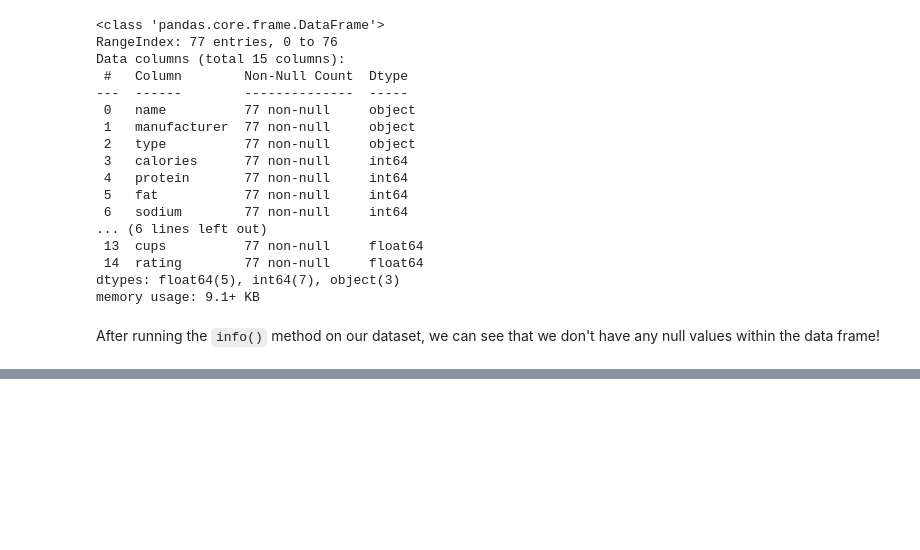
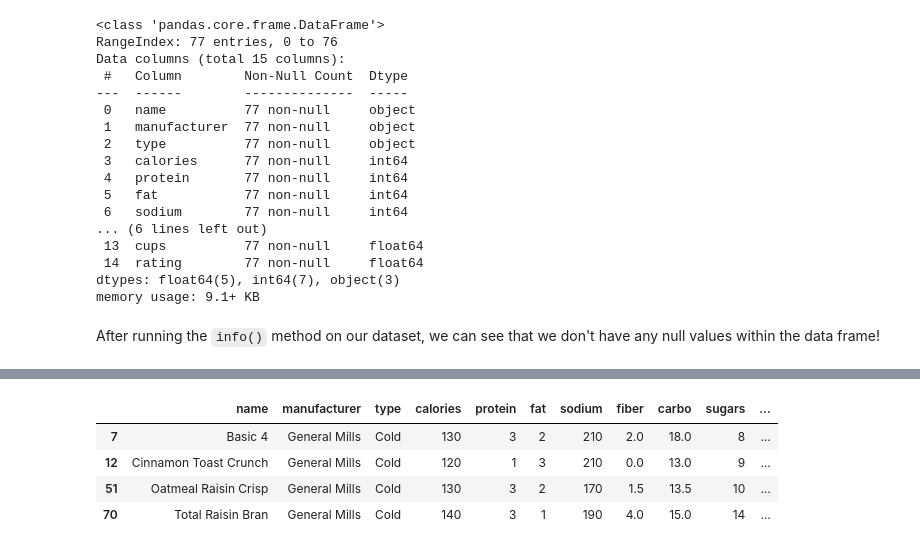
Before and after one commit to mragsac/BISB-Bootcamp-2020, a Jupyter notebook: day3/module4_hpc-crash-course/02_HPC-Workshop_Python-Data-Science-Intro_pandas_matplotlib.ipynb, the cells around one changed output, grey strips where cells are left out. Saved outputs shown, nothing was run; the diff lists cells and outputs as text; code cells hidden in the pictures; blank space fills up the shorter version.

```diff
--- a/day3/module4_hpc-crash-course/02_HPC-Workshop_Python-Data-Science-Intro_pandas_matplotlib.ipynb
+++ b/day3/module4_hpc-crash-course/02_HPC-Workshop_Python-Data-Science-Intro_pandas_matplotlib.ipynb
@@ -211,0 +269,11 @@ After running the `info()` method on our dataset, we can see that we don't have
+# %%
+# Gather all of the rows, or cereals, in the dataframe that are manufactured by general mills
+# AND the number of calories per serving is greater than 110
+df_loc_select2 = df.loc[(df['manufacturer'] == 'General Mills') & (df['calories'] > 110)]
+df_loc_select2
+# %% [output]
+|  | name | manufacturer | type | calories | protein | fat | sodium | fiber | carbo | sugars | ... |
+| 7 | Basic 4 | General Mills | Cold | 130 | 3 | 2 | 210 | 2.0 | 18.0 | 8 | ... |
+| 12 | Cinnamon Toast Crunch | General Mills | Cold | 120 | 1 | 3 | 210 | 0.0 | 13.0 | 9 | ... |
+| 51 | Oatmeal Raisin Crisp | General Mills | Cold | 130 | 3 | 2 | 170 | 1.5 | 13.5 | 10 | ... |
+| 70 | Total Raisin Bran | General Mills | Cold | 140 | 3 | 1 | 190 | 4.0 | 15.0 | 14 | ... |
```
Also changed, not shown: parts of 12 cells of this notebook, 1 other file.
